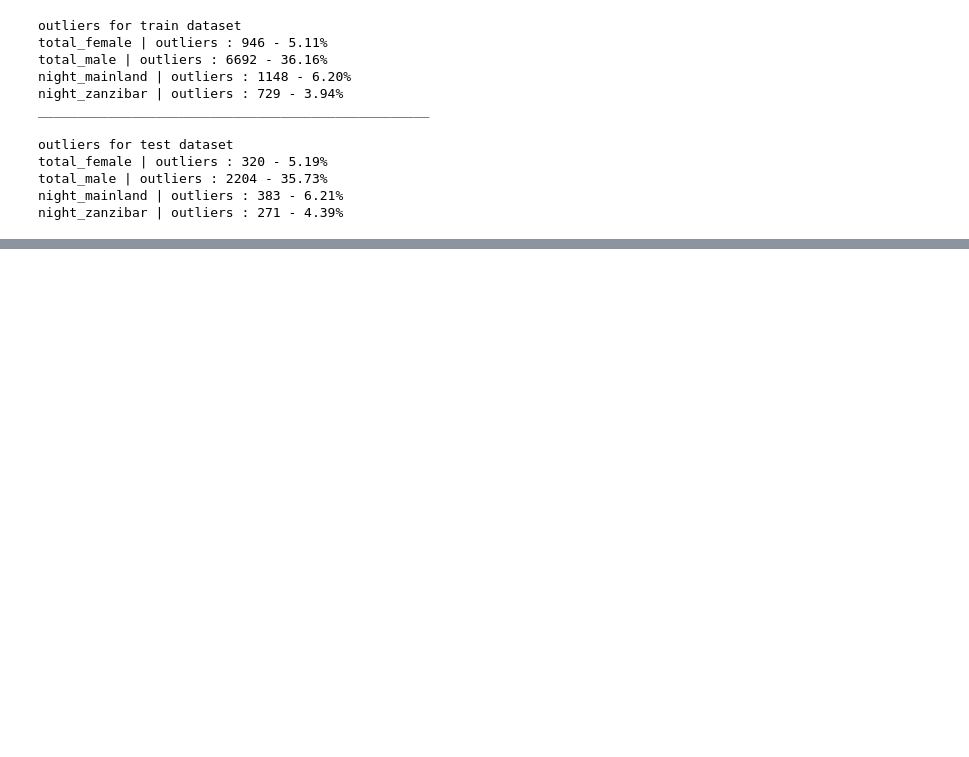
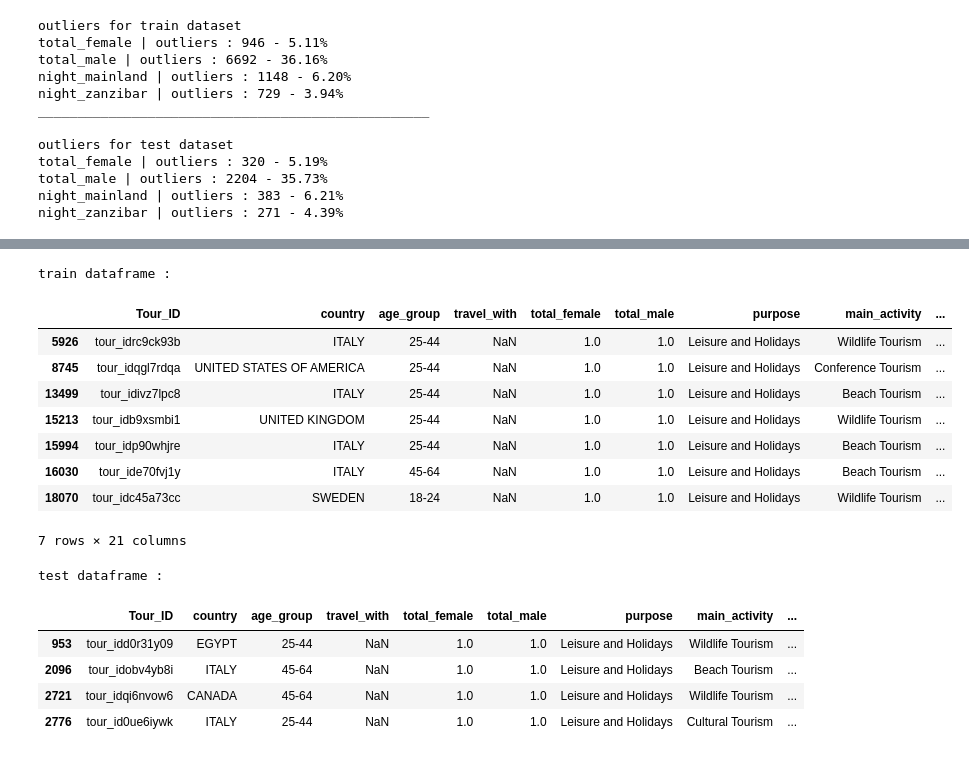
Before and after one commit to kareem0088/tanzania-tourism-classification, a Jupyter notebook: notebooks/02_data_preprocessing.ipynb, the cells around one changed output, grey strips where cells are left out. Saved outputs shown, nothing was run; the diff lists cells and outputs as text; code cells hidden in the pictures; blank space fills up the shorter version.

```diff
--- a/notebooks/02_data_preprocessing.ipynb
+++ b/notebooks/02_data_preprocessing.ipynb
@@ -211,0 +332,31 @@ night_zanzibar | outliers : 271 - 4.39%
+# %%
+# one male and female
+def omf(df):
+    mask_nan = df['travel_with'].isna()
+    mask_female = df['total_female'] ==1
+    mask_male   = df['total_male'] == 1
+
+    omale_and_ofemale_train = df[mask_nan & mask_female & mask_male]
+    return omale_and_ofemale_train
+
+print('train dataframe :')
+display(omf(train_df))
+print('test dataframe :')
+display(omf(test_df))
+# %% [output]
+train dataframe :
+|  | Tour_ID | country | age_group | travel_with | total_female | total_male | purpose | main_activity | ... |
+| 5926 | tour_idrc9ck93b | ITALY | 25-44 | NaN | 1.0 | 1.0 | Leisure and Holidays | Wildlife Tourism | ... |
+| 8745 | tour_idqgl7rdqa | UNITED STATES OF AMERICA | 25-44 | NaN | 1.0 | 1.0 | Leisure and Holidays | Conference Tourism | ... |
+| 13499 | tour_idivz7lpc8 | ITALY | 25-44 | NaN | 1.0 | 1.0 | Leisure and Holidays | Beach Tourism | ... |
+| 15213 | tour_idb9xsmbi1 | UNITED KINGDOM | 25-44 | NaN | 1.0 | 1.0 | Leisure and Holidays | Wildlife Tourism | ... |
+| 15994 | tour_idp90whjre | ITALY | 25-44 | NaN | 1.0 | 1.0 | Leisure and Holidays | Beach Tourism | ... |
+| 16030 | tour_ide70fvj1y | ITALY | 45-64 | NaN | 1.0 | 1.0 | Leisure and Holidays | Beach Tourism | ... |
+| 18070 | tour_idc45a73cc | SWEDEN | 18-24 | NaN | 1.0 | 1.0 | Leisure and Holidays | Wildlife Tourism | ... |
+7 rows × 21 columns
+test dataframe :
+|  | Tour_ID | country | age_group | travel_with | total_female | total_male | purpose | main_activity | ... |
+| 953 | tour_idd0r31y09 | EGYPT | 25-44 | NaN | 1.0 | 1.0 | Leisure and Holidays | Wildlife Tourism | ... |
+| 2096 | tour_idobv4yb8i | ITALY | 45-64 | NaN | 1.0 | 1.0 | Leisure and Holidays | Beach Tourism | ... |
+| 2721 | tour_idqi6nvow6 | CANADA | 45-64 | NaN | 1.0 | 1.0 | Leisure and Holidays | Wildlife Tourism | ... |
+| 2776 | tour_id0ue6iywk | ITALY | 25-44 | NaN | 1.0 | 1.0 | Leisure and Holidays | Cultural Tourism | ... |
```
Also changed, not shown: parts of 64 cells of this notebook.
